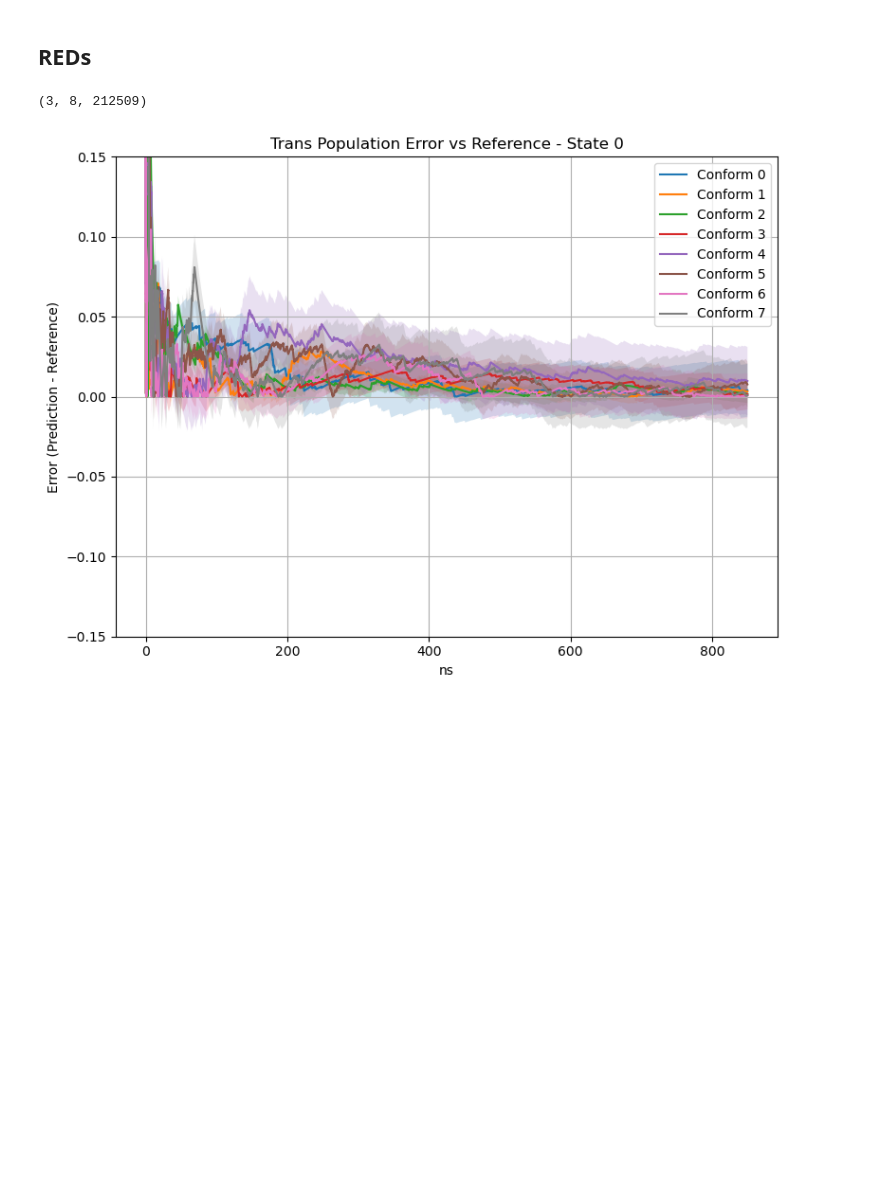
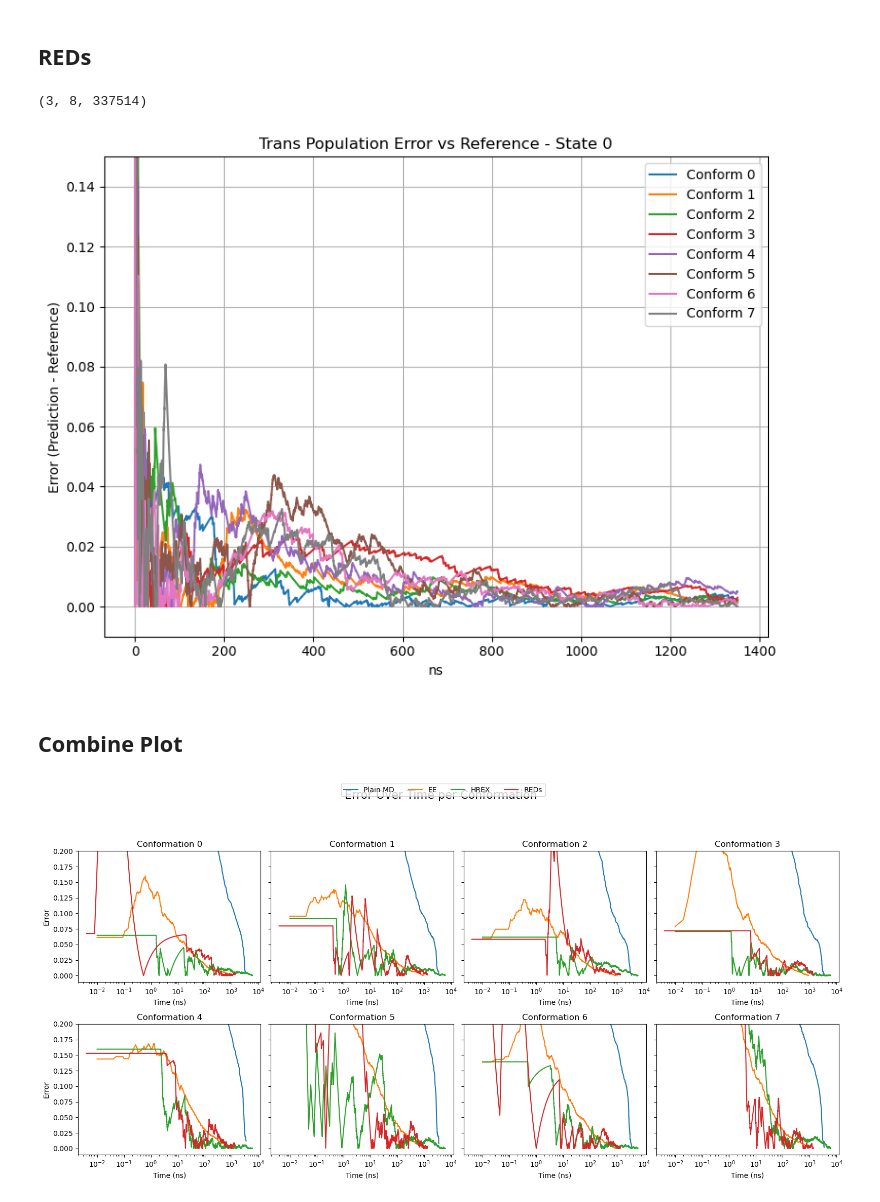
Before and after one commit to starwingc/peptoid_ESM, a Jupyter notebook: Analysis/error_over_time_8_conform.ipynb, the cells around one changed output. Drawn from its saved outputs; the diff is of its cells as text; code cells hidden in the pictures; blank space fills up the shorter version.

```diff
--- a/Analysis/error_over_time_8_conform.ipynb
+++ b/Analysis/error_over_time_8_conform.ipynb
@@ -123,17 +110,13 @@ for thermo in range(thermo_num):  # Loop over 6 thermodynamic states
     for conform in range(conform_num):  # Loop over 8 conformational states
         x = np.arange(hrex_errors.shape[2])
         plt.plot(x * dt_in_ns, hrex_errors[thermo, conform, :], label=f'Conform {conform}')
-        plt.fill_between(x * dt_in_ns,
-                         hrex_errors[thermo, conform, :] - hrex_errors_err[thermo, conform, :],
-                         hrex_errors[thermo, conform, :] + hrex_errors_err[thermo, conform, :],
-                         alpha=0.2)
 
     plt.title(f'Trans Population Error vs Reference - State {thermo}')
     plt.xlabel('ns')
     plt.ylabel('Error (Prediction - Reference)')
     plt.grid(True)
     plt.legend()
-    plt.ylim(-0.15, 0.15)
+    plt.ylim(-0.01, 0.15)
     plt.tight_layout()
     plt.show()
 # %% [output]
@@ -146,13 +129,11 @@ reds_path = '../REDs/analysis'
 
 error_loaded = Data.load(f"{reds_path}/population_data/error_8_conform.pkl").array_list
 errors = error_loaded[0]
-errors_err = error_loaded[1]
 
 reds_errors = errors
-reds_errors_err = errors_err
 reds_errors.shape
 # %% [output]
-(3, 8, 212509)
+(3, 8, 337514)
 # %%
 thermo_num = 1
 conform_num = 8
@@ -164,17 +145,68 @@ for thermo in range(thermo_num):  # Loop over 6 thermodynamic states
     for conform in range(conform_num):  # Loop over 8 conformational states
         x = np.arange(reds_errors.shape[2])
         plt.plot(x * dt_in_ns, reds_errors[thermo, conform, :], label=f'Conform {conform}')
-        plt.fill_between(x * dt_in_ns,
-                          reds_errors[thermo, conform, :] - reds_errors_err[thermo, conform, :],
-                          reds_errors[thermo, conform, :] + reds_errors_err[thermo, conform, :], alpha=0.2)
 
     plt.title(f'Trans Population Error vs Reference - State {thermo}')
     plt.xlabel('ns')
     plt.ylabel('Error (Prediction - Reference)')
     plt.grid(True)
     plt.legend()
-    plt.ylim(-0.15, 0.15)
+    plt.ylim(-0.01, 0.15)
     plt.tight_layout()
     plt.show()
 # %% [output]
-[figure, old version]
+[figure, new version]
+# %% [markdown]
+## Combine Plot
+# %%
+import matplotlib.pyplot as plt
+import numpy as np
+
+# Optional y-axis range
+use_ylim = True
+ylim_low = -0.01
+ylim_high = 0.2
+use_logscale_x = True  # Enable log scale for x-axis
+
+conform_num = 8
+colors = ['C0', 'C1', 'C2', 'C3']
+method_labels = ['Plain MD', 'EE', 'HREX', 'REDs']
+
+# Time arrays (start from index 1 to avoid log(0))
+time_md = np.arange(1, plain_md_errors.shape[1] + 1) * 0.01
+time_ee = np.arange(1, ee_errors.shape[1] + 1) * 0.01
+time_hrex = np.arange(1, hrex_errors.shape[2] + 1) * 0.01
+time_reds = np.arange(1, reds_errors.shape[2] + 1) * 0.004
+
+# Create 2x4 subplots
+fig, axes = plt.subplots(2, 4, figsize=(16, 8), sharey=True)
+axes = axes.flatten()
+
+for conform in range(conform_num):
+    ax = axes[conform]
+
+    # Plot each method's error
+    ax.plot(time_md, plain_md_errors[conform], label='Plain MD', color=colors[0])
+    ax.plot(time_ee, ee_errors[conform], label='EE', color=colors[1])
+    ax.plot(time_hrex, hrex_errors[0, conform], label='HREX', color=colors[2])
+    ax.plot(time_reds, reds_errors[0, conform], label='REDs', color=colors[3])
+
+    ax.set_title(f'Conformation {conform}')
+    ax.set_xlabel("Time (ns)")
+    if conform % 4 == 0:
+        ax.set_ylabel("Error")
+    if use_logscale_x:
+        ax.set_xscale('log')
+    if use_ylim:
+        ax.set_ylim(ylim_low, ylim_high)
+
+# Shared legend
+handles, labels = ax.get_legend_handles_labels()
+fig.legend(handles, labels, loc='upper center', ncol=4, fontsize='medium')
+
+plt.suptitle("Error Over Time per Conformation", fontsize=16)
+plt.savefig("fig/error_over_time_separate_8_conform_log_scale_plot.pdf", format="pdf")
+plt.tight_layout(rect=[0, 0, 1, 0.92])
+plt.show()
+# %% [output]
+[figure, added]
```
Also changed, not shown: parts of 7 cells of this notebook, 8 other files.
